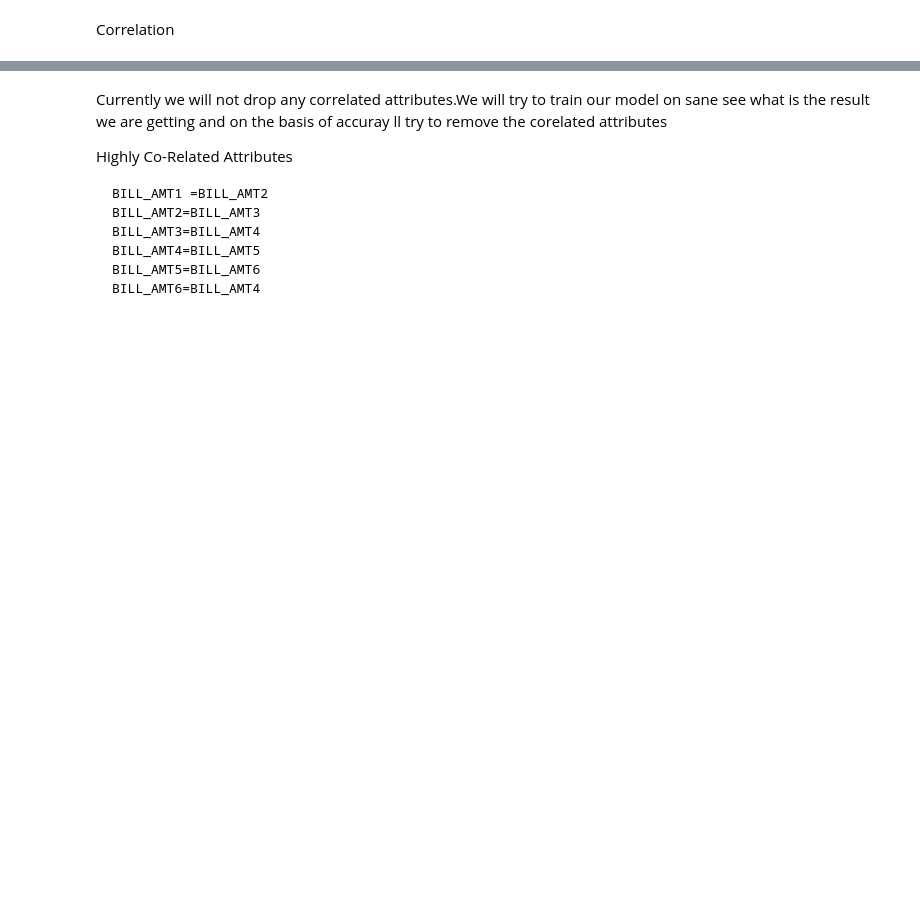
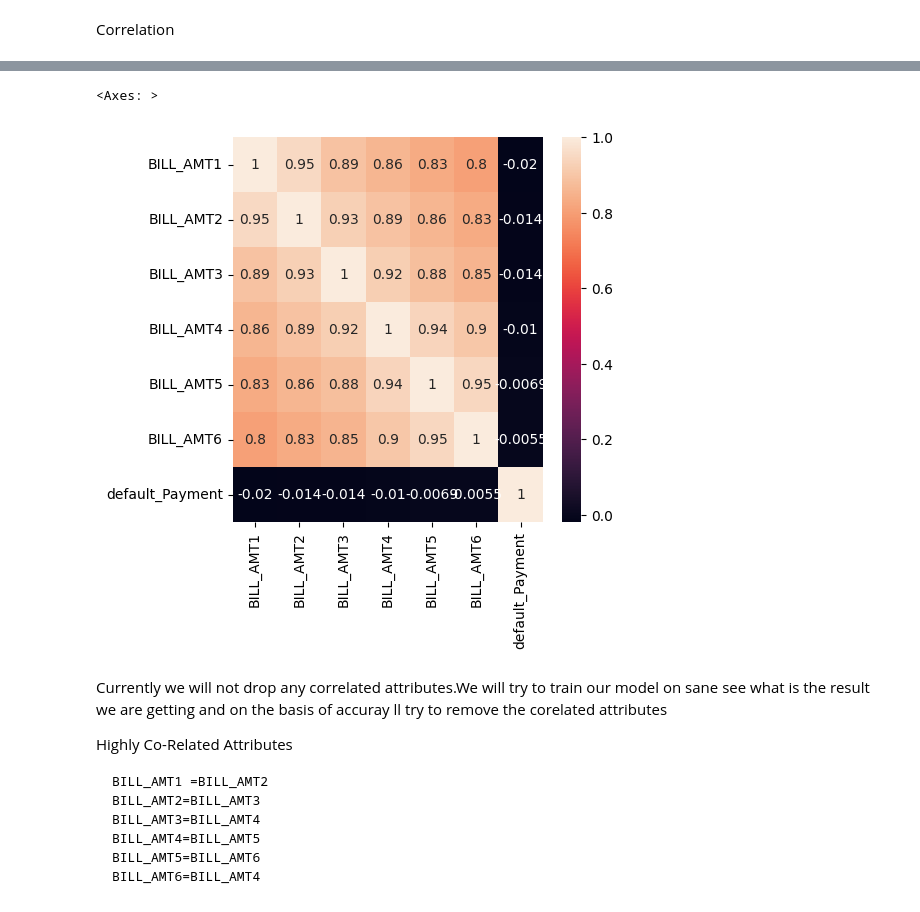
Before and after one commit to Ksanu275/Default_Credit_Card, a Jupyter notebook: notebook/EDA.ipynb, the cells around one changed output, grey strips where cells are left out. Drawn from its saved outputs; the diff is of its cells as text; code cells hidden in the pictures; blank space fills up the shorter version.

```diff
--- a/notebook/EDA.ipynb
+++ b/notebook/EDA.ipynb
@@ -168,3 +223,10 @@ sns.heatmap(df.corr(),annot=True)
+# %%
+bill_amt=df[['BILL_AMT1', 'BILL_AMT2','BILL_AMT3', 'BILL_AMT4', 'BILL_AMT5', 'BILL_AMT6','default_Payment']]
+fig, ax = plt.subplots(figsize=(5, 5))
+sns.heatmap(bill_amt.corr(),annot=True)
+# %% [output]
+<Axes: >
+[figure, added]
 # %% [markdown]
 Currently we will not drop any correlated attributes.We will try to train our model on sane see what is the result we are getting and on the basis of accuray ll try to remove the corelated attributes
 
```
Also changed, not shown: parts of 49 cells of this notebook, 3 other files.
